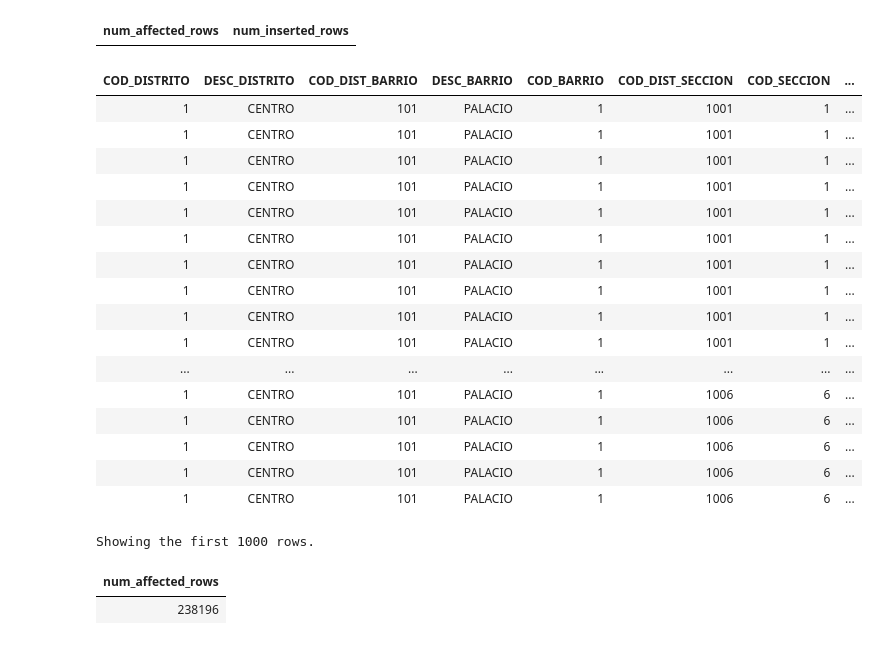
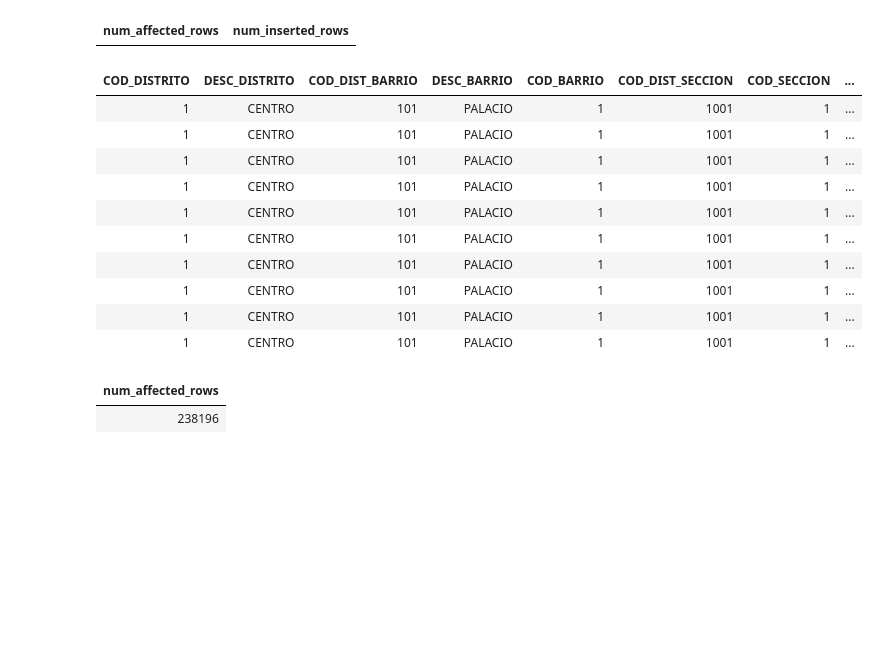
Before and after one commit to inakibosonit/formacion, a Jupyter notebook: practica_padron/ejercicios_spark.ipynb, the cells around one changed output. Drawn from its saved outputs; the diff is of its cells as text; code cells hidden in the pictures; blank space fills up the shorter version.

Commit message:
actualizar con limits

```diff
--- a/practica_padron/ejercicios_spark.ipynb
+++ b/practica_padron/ejercicios_spark.ipynb
@@ -384,26 +384,19 @@ AS SELECT * FROM padron_txt;
 | num_affected_rows | num_inserted_rows |
 # %%
 %sql
-SELECT * FROM padron_txt_delta;
+SELECT * FROM padron_txt_delta limit 10;
 # %% [output]
 | COD_DISTRITO | DESC_DISTRITO | COD_DIST_BARRIO | DESC_BARRIO | COD_BARRIO | COD_DIST_SECCION | COD_SECCION | ... |
 | 1 | CENTRO | 101 | PALACIO | 1 | 1001 | 1 | ... |
 | 1 | CENTRO | 101 | PALACIO | 1 | 1001 | 1 | ... |
 | 1 | CENTRO | 101 | PALACIO | 1 | 1001 | 1 | ... |
 | 1 | CENTRO | 101 | PALACIO | 1 | 1001 | 1 | ... |
 | 1 | CENTRO | 101 | PALACIO | 1 | 1001 | 1 | ... |
 | 1 | CENTRO | 101 | PALACIO | 1 | 1001 | 1 | ... |
 | 1 | CENTRO | 101 | PALACIO | 1 | 1001 | 1 | ... |
 | 1 | CENTRO | 101 | PALACIO | 1 | 1001 | 1 | ... |
 | 1 | CENTRO | 101 | PALACIO | 1 | 1001 | 1 | ... |
 | 1 | CENTRO | 101 | PALACIO | 1 | 1001 | 1 | ... |
-| ... | ... | ... | ... | ... | ... | ... | ... |
-| 1 | CENTRO | 101 | PALACIO | 1 | 1006 | 6 | ... |
-| 1 | CENTRO | 101 | PALACIO | 1 | 1006 | 6 | ... |
-| 1 | CENTRO | 101 | PALACIO | 1 | 1006 | 6 | ... |
-| 1 | CENTRO | 101 | PALACIO | 1 | 1006 | 6 | ... |
-| 1 | CENTRO | 101 | PALACIO | 1 | 1006 | 6 | ... |
-Showing the first 1000 rows.
 # %%
 %sql
 
```
Also changed, not shown: parts of 9 cells of this notebook.
